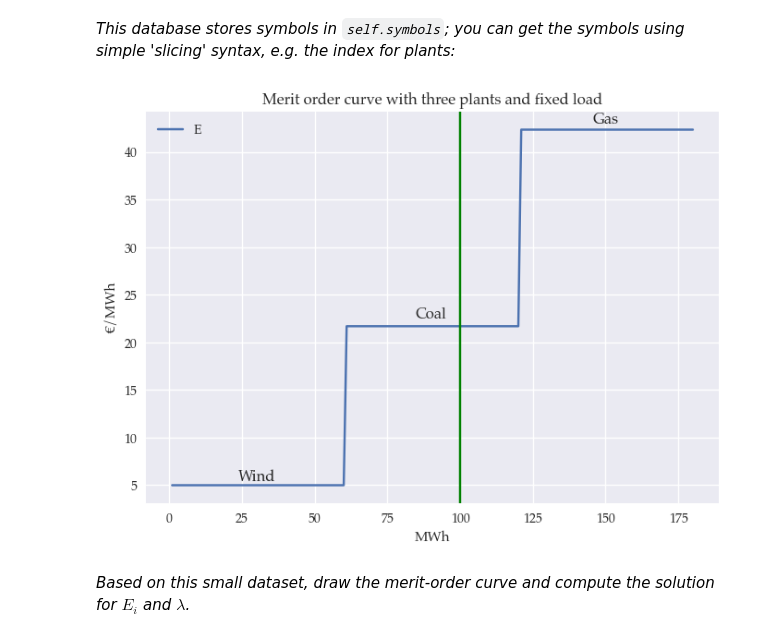
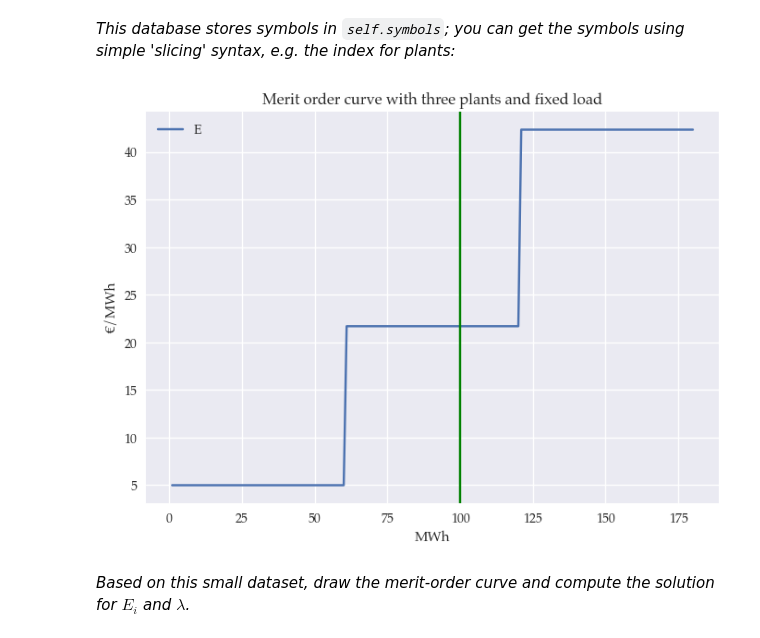
Before and after one commit to LucaAlv/EnergyEconomicsE2024, a Jupyter notebook: Exercises/E3.ipynb, the cells around one changed output. Saved outputs shown, nothing was run; the diff lists cells and outputs as text; code cells hidden in the pictures.

```diff
--- a/Exercises/E3.ipynb
+++ b/Exercises/E3.ipynb
@@ -79,40 +74,19 @@ pyDbs.readSets(db) # this method adds indices from the declared symbols to the d
 # %%
 gj = pd.Index(np.arange(1,181,1))
 p_c = [2*db['FuelPrice']['Coal']+(db['EmissionIntensity']['Coal']['CO2']*db['EmissionTax']['CO2'])+db['OtherMC']['A']]*db['GeneratingCapacity']['A']
 p_g = [2*db['FuelPrice']['Natural gas']+(db['EmissionIntensity']['Natural gas']['CO2']*db['EmissionTax']['CO2'])+db['OtherMC']['B']]*db['GeneratingCapacity']['B']
 p_w = [0+db['OtherMC']['C']]*db['GeneratingCapacity']['C']
 E_total = pd.Series(p_w + p_c + p_g, index = gj, name = 'E')
 E_total.plot()
 plt.axvline(100, color='g')
-plt.annotate(
-    'Wind',   # The description text
-    xy=(30, 5),  # The point to annotate
-    xytext=(30, 5 + 0.5),  # Position of the text (above the point)
-    fontsize=12,
-    ha='center'  # Horizontal alignment of text
-)
-plt.annotate(
-    'Coal',   # The description text
-    xy=(90, 22),  # The point to annotate
-    xytext=(90, 22 + 0.5),  # Position of the text (above the point)
-    fontsize=12,
-    ha='center'  # Horizontal alignment of text
-)
-plt.annotate(
-    'Gas',   # The description text
-    xy=(150, 42.5),  # The point to annotate
-    xytext=(150, 42.5 + 0.5),  # Position of the text (above the point)
-    fontsize=12,
-    ha='center'  # Horizontal alignment of text
-)
 plt.xlabel('MWh')
 plt.ylabel('€/MWh')
 plt.title('Merit order curve with three plants and fixed load')
 plt.legend()
 plt.grid(True)
 plt.show()
 # %% [output]
-[figure, old version]
+[figure, new version]
 # %% [markdown]
 *Based on this small dataset, draw the merit-order curve and compute the solution for $E_i$ and $\lambda$.*
 # %% [markdown]
```
Also changed, not shown: parts of 5 cells of this notebook.
